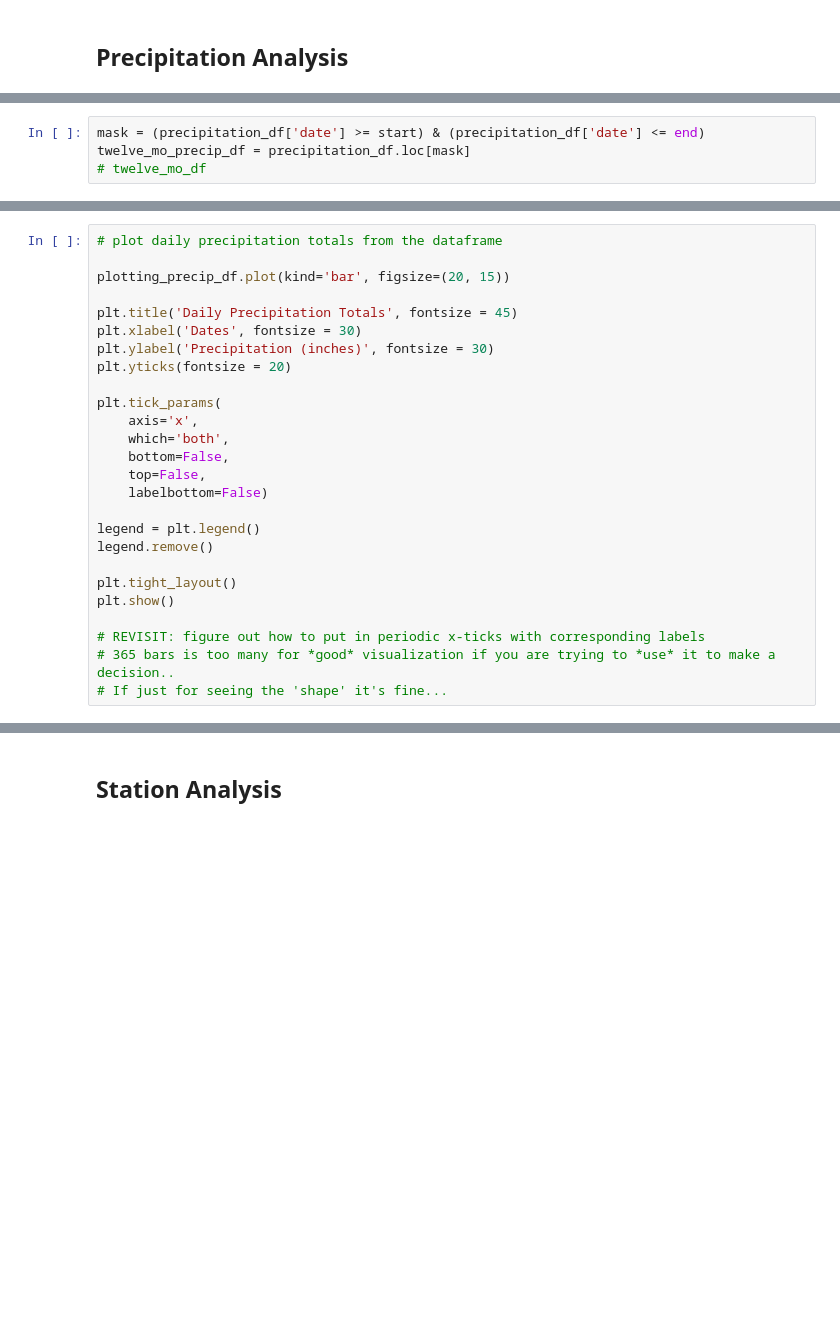
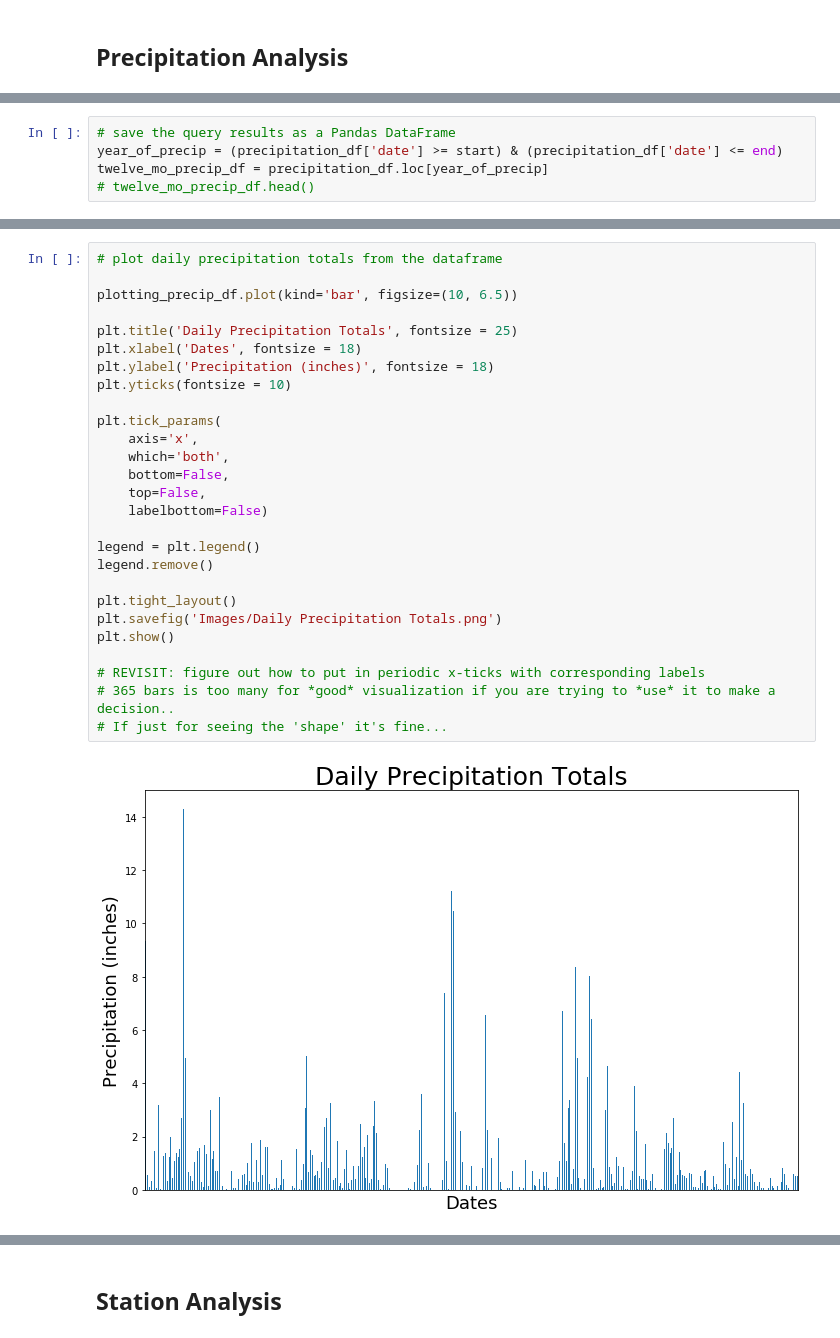
Before and after one commit to JAK-UCF/UNIT-10-HOMEWORK, a Jupyter notebook: Unit10Homework.ipynb, the cells around one changed output, grey strips where cells are left out. Saved outputs shown, nothing was run; the diff lists cells and outputs as text; blank space fills up the shorter version.

```diff
--- a/Unit10Homework.ipynb
+++ b/Unit10Homework.ipynb
@@ -67,6 +69,7 @@ precipitation_df['date'] = pd.to_datetime(precipitation_df['date'])
 end = precipitation_df['date'].max()
 start = end - dt.timedelta(days=364)
 # %%
-mask = (precipitation_df['date'] >= start) & (precipitation_df['date'] <= end)
-twelve_mo_precip_df = precipitation_df.loc[mask]
-# twelve_mo_df
+# save the query results as a Pandas DataFrame
+year_of_precip = (precipitation_df['date'] >= start) & (precipitation_df['date'] <= end)
+twelve_mo_precip_df = precipitation_df.loc[year_of_precip]
+# twelve_mo_precip_df.head()
@@ -77,29 +82,32 @@ plotting_precip_df = precip_df.sum()
 # %%
 # plot daily precipitation totals from the dataframe
 
-plotting_precip_df.plot(kind='bar', figsize=(20, 15))
+plotting_precip_df.plot(kind='bar', figsize=(10, 6.5))
 
-plt.title('Daily Precipitation Totals', fontsize = 45)
-plt.xlabel('Dates', fontsize = 30)
-plt.ylabel('Precipitation (inches)', fontsize = 30)
-plt.yticks(fontsize = 20)
+plt.title('Daily Precipitation Totals', fontsize = 25)
+plt.xlabel('Dates', fontsize = 18)
+plt.ylabel('Precipitation (inches)', fontsize = 18)
+plt.yticks(fontsize = 10)
 
 plt.tick_params(
     axis='x',
     which='both',
     bottom=False,
     top=False,
     labelbottom=False)
 
 legend = plt.legend()
 legend.remove()
 
 plt.tight_layout()
+plt.savefig('Images/Daily Precipitation Totals.png')
 plt.show()
 
 # REVISIT: figure out how to put in periodic x-ticks with corresponding labels
 # 365 bars is too many for *good* visualization if you are trying to *use* it to make a decision..
 # If just for seeing the 'shape' it's fine...
+# %% [output]
+[figure, added]
 # %%
 # print summary stats for daily precipitation
 plotting_precip_df.describe()
```
Also changed, not shown: parts of 35 cells of this notebook, 4 other files.
